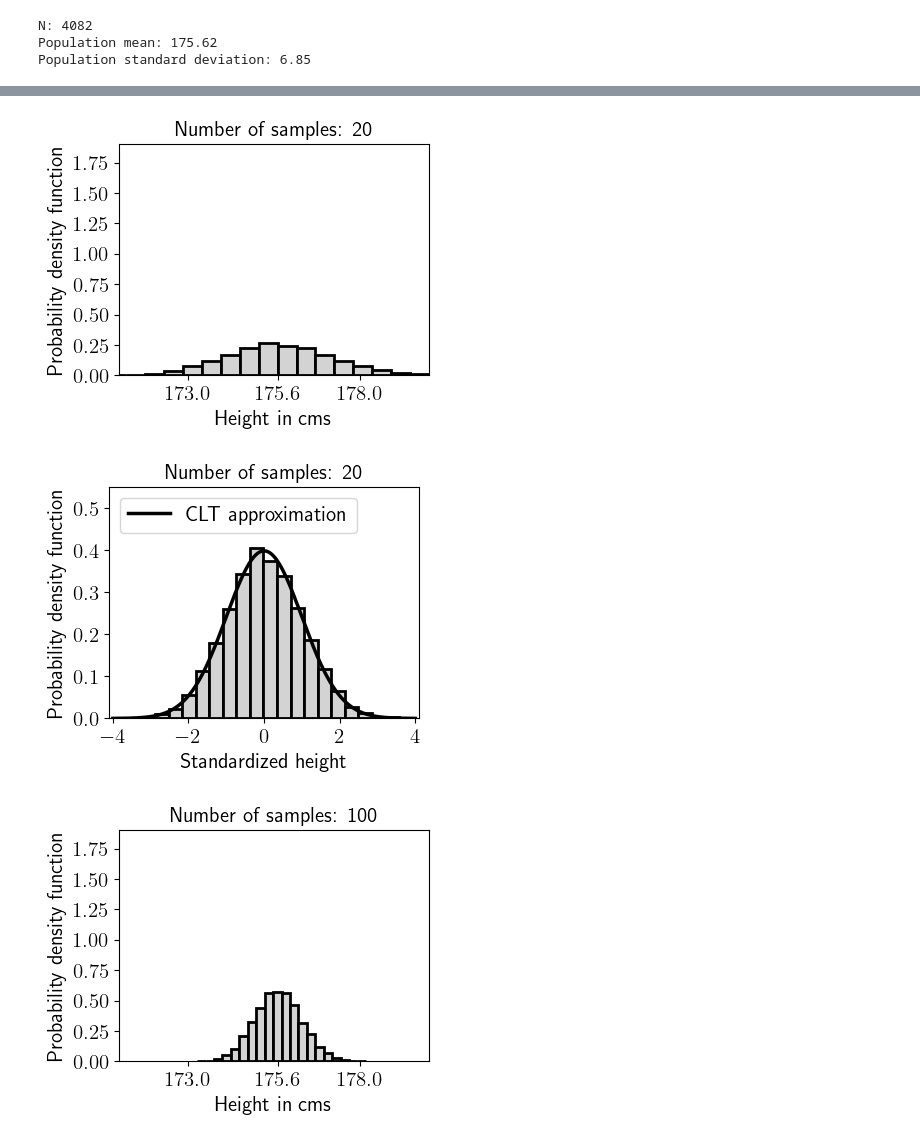
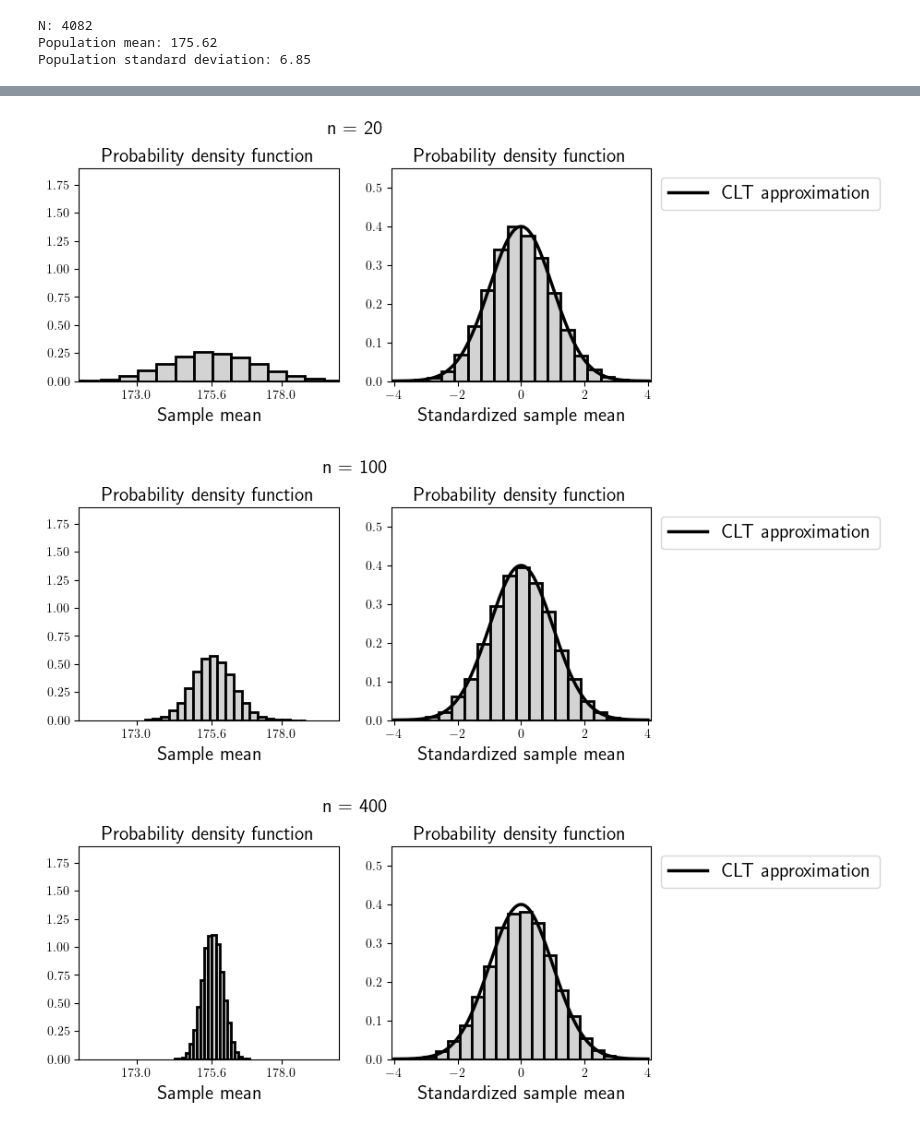
Before and after one commit to cfgranda/ps4ds, a Jupyter notebook: estimation_population_parameters/height_sample_mean.ipynb, the cells around one changed output, grey strips where cells are left out. Drawn from its saved outputs; the diff is of its cells as text; code cells hidden in the pictures.

Commit message:
Changes to estimation of population parameters

```diff
--- a/estimation_population_parameters/height_sample_mean.ipynb
+++ b/estimation_population_parameters/height_sample_mean.ipynb
@@ -135,8 +134,6 @@ plt.yticks(fontsize=font_size)
 plt.ylim(ymin,ymax)
 plt.xlim(10,n_max)
 for ind_n,n in enumerate(n_vals):
-    if n % 500 == 0:
-        print(n)
     sample_means = np.zeros(tries)
     for ind_tries in range(tries):
         samples = rng.choice(stature,n,replace=True)
@@ -146,11 +143,9 @@ for ind_n,n in enumerate(n_vals):
     sample_mean_std[ind_n] = np.std(sample_means)
 plt.semilogx(n_vals,np.ones(len(n_vals))*(population_mean+eps),lw=2,ls='dashed',color='black',
          label=r"$\mu_{pop}+\epsilon$")
-#plt.semilogx(n_vals,np.ones(len(n_vals))*population_mean,lw=2,color='black',
-#         label=r"$\mu_{pop}$")
 plt.semilogx(n_vals,np.ones(len(n_vals))*(population_mean-eps),lw=2,ls='dashed',color='black',
          label=r"$\mu_{pop}-\epsilon$")
 plt.xlabel(r"$n$",fontsize=font_size)
 plt.ylabel(r'Sample mean of height (cms)',fontsize=font_size,labelpad=5)
-plt.legend(fontsize=font_size)
+plt.legend(fontsize=font_size);
 # %% [output]
@@ -198,46 +190,43 @@ Text(0, 0.5, 'P($|\\widetilde{m}_n-\\mu_{pop}|>1$ cm)')
 # %%
 # Illustration of the central limit theorem, the sample mean converges to a Gaussian random variable in distribution
 tries = int(1e4)
 n_vals = [20,100,400,1000]
 n_bins = 20
 x = np.arange(-4,4+1e-2,1e-2)
 x_min = 171
 x_max = 180
 y_max = 1.9
 x_min_norm = -4.1
 x_max_norm = 4.1
 y_max_norm = 0.55
 for ind_n,n in enumerate(n_vals):
     sample_means = np.zeros(tries)
     for ind_tries in range(tries):
         samples = rng.choice(stature,n,replace=True)
         sample_means[ind_tries] = np.mean(samples)
     sample_mean_average[ind_n] = np.mean(sample_means)
     sample_mean_std[ind_n] = np.std(sample_means)
-    plt.figure(figsize=(4,3))
-    plt.xticks([173,175.6,178],fontsize=font_size_ticks)
-    plt.yticks(fontsize=font_size_ticks)
-    plt.hist(sample_means,bins=n_bins,color='lightgray', edgecolor='black',
+
+    fig, axes = plt.subplots(1, 2, figsize=(8,3),width_ratios=[1,1])
+    fig.suptitle("n = " + str(n),fontsize=font_size,y = 1.05)
+
+    axes[0].set_xticks([173,175.6,178])
+    axes[0].hist(sample_means,bins=n_bins,color='lightgray', edgecolor='black',
               linewidth=2,density=True)
-    plt.ylim([0,y_max])
-    plt.xlim([x_min,x_max])
-    plt.ylabel(r"Probability density function",fontsize=font_size,labelpad=5)
-    plt.xlabel('Height in cms',fontsize=font_size,labelpad=5)
-    plt.title("Number of samples: " + str(n),fontsize=font_size)
+    axes[0].set_ylim([0,y_max])
+    axes[0].set_xlim([x_min,x_max])
+    axes[0].set_title(r"Probability density function",fontsize=font_size,pad = 5)
+    axes[0].set_xlabel(r"Sample mean",fontsize=font_size,labelpad = 5)
 
-    plt.figure(figsize=(4,3))
-    plt.xticks(fontsize=font_size_ticks)
-    plt.yticks(fontsize=font_size_ticks)
-    plt.hist((sample_means-population_mean)/(population_std / np.sqrt(n)),bins=n_bins,color='lightgray', edgecolor='black',
+    axes[1].hist((sample_means-population_mean)/(population_std / np.sqrt(n)),bins=n_bins,color='lightgray', edgecolor='black',
               linewidth=2,density=True)
-    plt.plot(x,norm.pdf(x,0,1),lw=2.5,color="black",label='CLT approximation')
-    plt.ylabel(r"Probability density function",fontsize=font_size,labelpad=5)
-    plt.xlabel('Standardized height',fontsize=font_size,labelpad=5)
-    plt.legend(fontsize=font_size_legend,loc='upper left')
-    plt.ylim([0,y_max_norm])
-    plt.xlim([x_min_norm,x_max_norm])
-    plt.title("Number of samples: " + str(n),fontsize=font_size)
+    axes[1].plot(x,norm.pdf(x,0,1),lw=2.5,color="black",label='CLT approximation')
+    axes[1].set_title(r"Probability density function",fontsize=font_size,pad = 5)
+    axes[1].set_xlabel(r"Standardized sample mean",fontsize=font_size,labelpad = 5)
+    axes[1].legend(fontsize=font_size_legend,bbox_to_anchor=(1, 1), loc='upper left', ncol=1)
+    axes[1].set_ylim([0,y_max_norm])
+    axes[1].set_xlim([x_min_norm,x_max_norm]);
 # %% [output]
-[figure, old version]
+[figure, new version]
-[figure, old version]
+[figure, new version]
-[figure, old version]
+[figure, new version]
```
Also changed, not shown: parts of 5 cells of this notebook, 6 other files.
